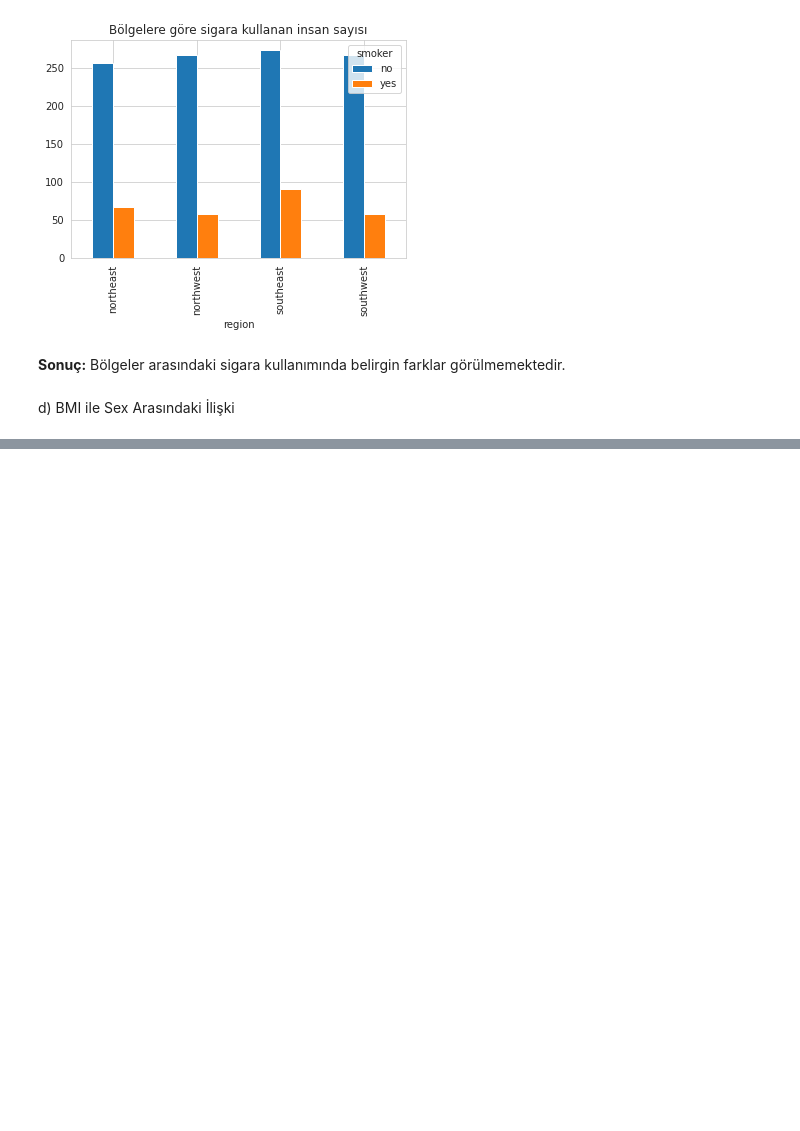
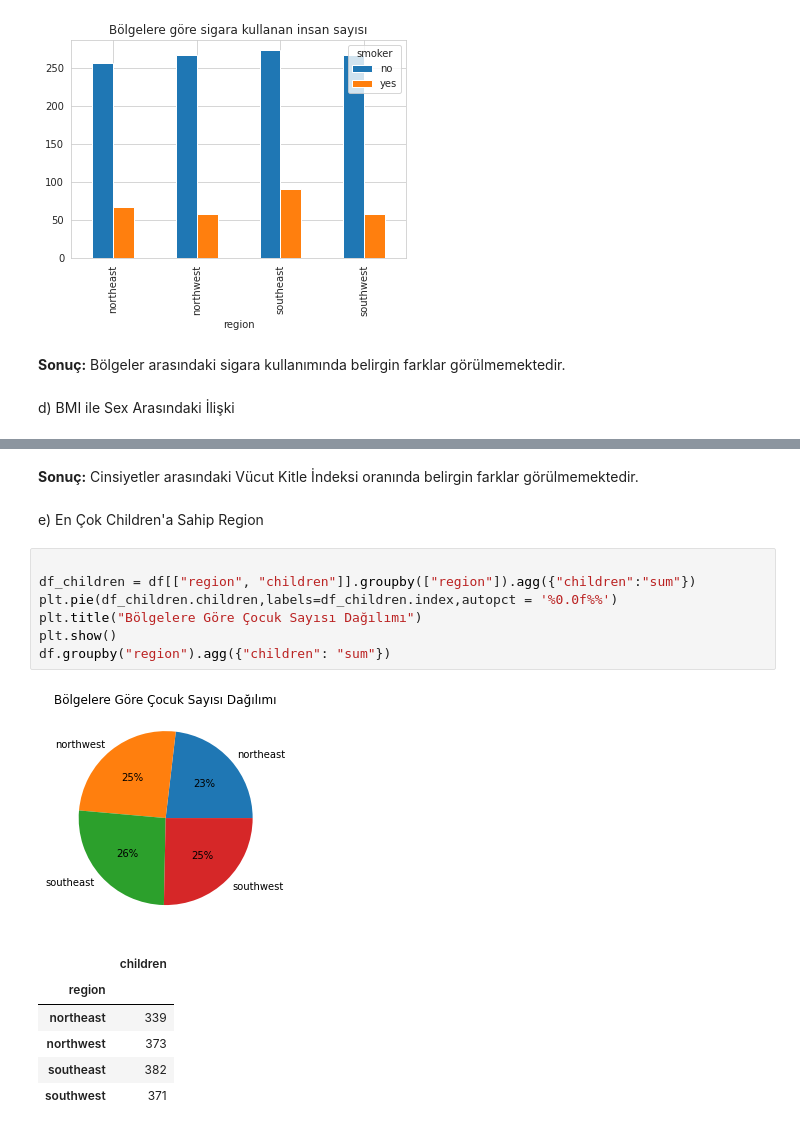
Before and after one commit to zeynepbeyzaborekci/Galobal-AI-Summer-Camp-22-, a Jupyter notebook: End_to_End_Project.ipynb, the cells around one changed output, grey strips where cells are left out. Drawn from its saved outputs; the diff is of its cells as text; blank space fills up the shorter version.

```diff
--- a/End_to_End_Project.ipynb
+++ b/End_to_End_Project.ipynb
@@ -120,0 +129,19 @@ d) BMI ile Sex Arasındaki İlişki
+# %% [markdown]
+**Sonuç:** Cinsiyetler arasındaki Vücut Kitle İndeksi oranında belirgin farklar görülmemektedir.
+# %% [markdown]
+e) En Çok Children'a Sahip Region
+# %%
+
+df_children = df[["region", "children"]].groupby(["region"]).agg({"children":"sum"})
+plt.pie(df_children.children,labels=df_children.index,autopct = '%0.0f%%')
+plt.title("Bölgelere Göre Çocuk Sayısı Dağılımı")
+plt.show()
+df.groupby("region").agg({"children": "sum"})
+# %% [output]
+[figure, added]
+|  | children |
+| region |  |
+| northeast | 339 |
+| northwest | 373 |
+| southeast | 382 |
+| southwest | 371 |
```
Also changed, not shown: parts of 27 cells of this notebook.
